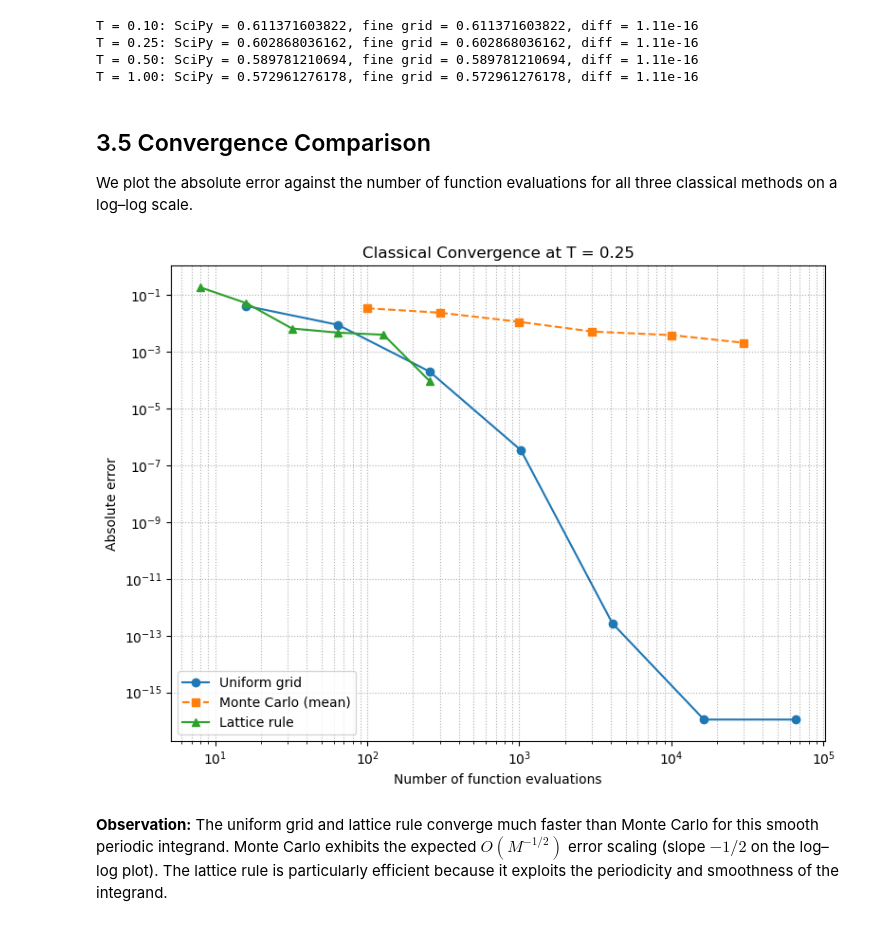
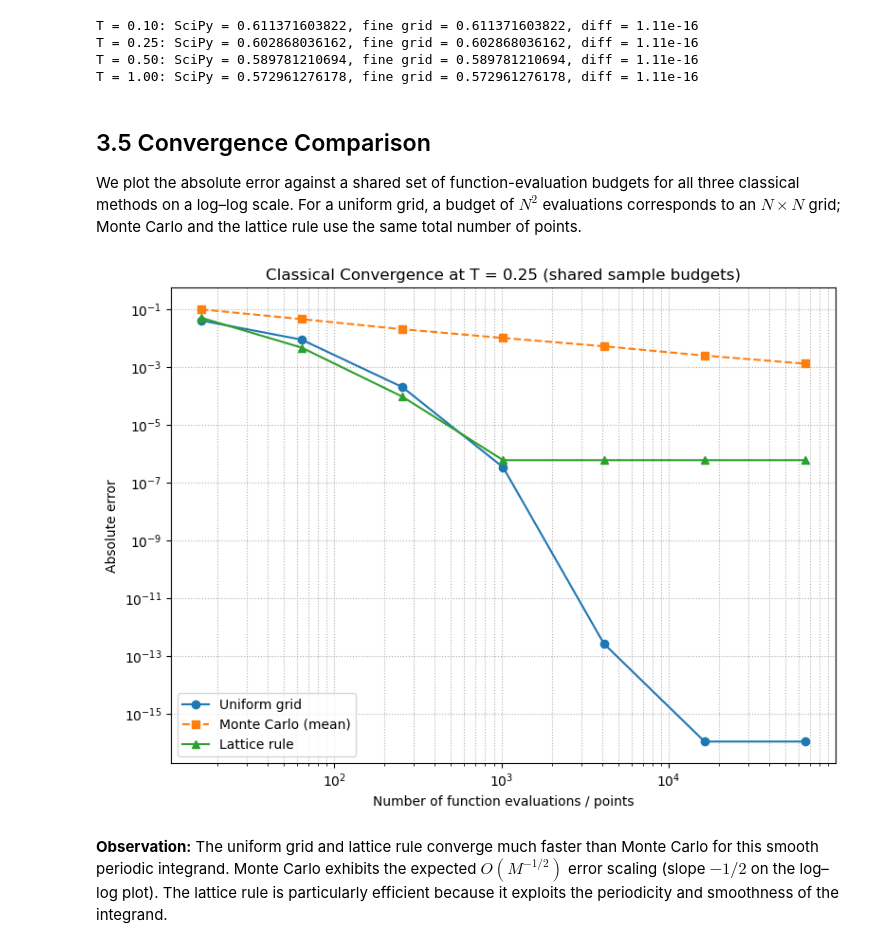
Before and after one commit to nayakanjika/open-london-2026, a Jupyter notebook: notebook.ipynb, the cells around one changed output. Saved outputs shown, nothing was run; the diff lists cells and outputs as text; code cells hidden in the pictures.

```diff
--- a/notebook.ipynb
+++ b/notebook.ipynb
@@ -305,41 +305,42 @@ T = 1.00: SciPy = 0.572961276178, fine grid = 0.572961276178, diff = 1.11e-16
 # %% [markdown]
 ## 3.5 Convergence Comparison
 
-We plot the absolute error against the number of function evaluations for all three classical methods on a log–log scale.
+We plot the absolute error against a shared set of function-evaluation budgets for all three classical methods on a log–log scale. For a uniform grid, a budget of $N^2$ evaluations corresponds to an $N \times N$ grid; Monte Carlo and the lattice rule use the same total number of points.
 # %%
 # Convergence study for T = 0.25
 T_conv = 0.25
 ref = reference_values[T_conv]
 
 # Uniform grid
 N_grid = [4, 8, 16, 32, 64, 128, 256]
+sample_budgets = [N * N for N in N_grid]
 err_grid = [abs(uniform_grid_integral(T_conv, N) - ref) for N in N_grid]
 evals_grid = [N*N for N in N_grid]
 
 # Monte Carlo (mean error from trials)
-M_mc = [100, 300, 1000, 3000, 10000, 30000]
+M_mc = sample_budgets
 err_mc = []
 for M in M_mc:
     mean_err, _ = monte_carlo_integral(T_conv, M, n_trials=30)
     err_mc.append(mean_err)
 
 # Lattice rule
-N_lat = [8, 16, 32, 64, 128, 256]
+N_lat = sample_budgets
 err_lat = [abs(lattice_rule_integral(T_conv, N) - ref) for N in N_lat]
 
 plt.figure(figsize=(8, 6))
 plt.loglog(evals_grid, err_grid, 'o-', label='Uniform grid')
 plt.loglog(M_mc, err_mc, 's--', label='Monte Carlo (mean)')
 plt.loglog(N_lat, err_lat, '^-', label='Lattice rule')
-plt.xlabel('Number of function evaluations')
+plt.xlabel('Number of function evaluations / points')
 plt.ylabel('Absolute error')
-plt.title(f'Classical Convergence at T = {T_conv}')
+plt.title(f'Classical Convergence at T = {T_conv} (shared sample budgets)')
 plt.legend()
 plt.grid(True, which='both', linestyle=':')
 plt.tight_layout()
 plt.show()
 # %% [output]
-[figure, old version]
+[figure, new version]
 # %% [markdown]
 **Observation:** The uniform grid and lattice rule converge much faster than Monte Carlo for this smooth periodic integrand. Monte Carlo exhibits the expected $O(M^{-1/2})$ error scaling (slope $-1/2$ on the log–log plot). The lattice rule is particularly efficient because it exploits the periodicity and smoothness of the integrand.
 # %% [markdown]
```
Also changed, not shown: parts of 9 cells of this notebook, 1 other file.
